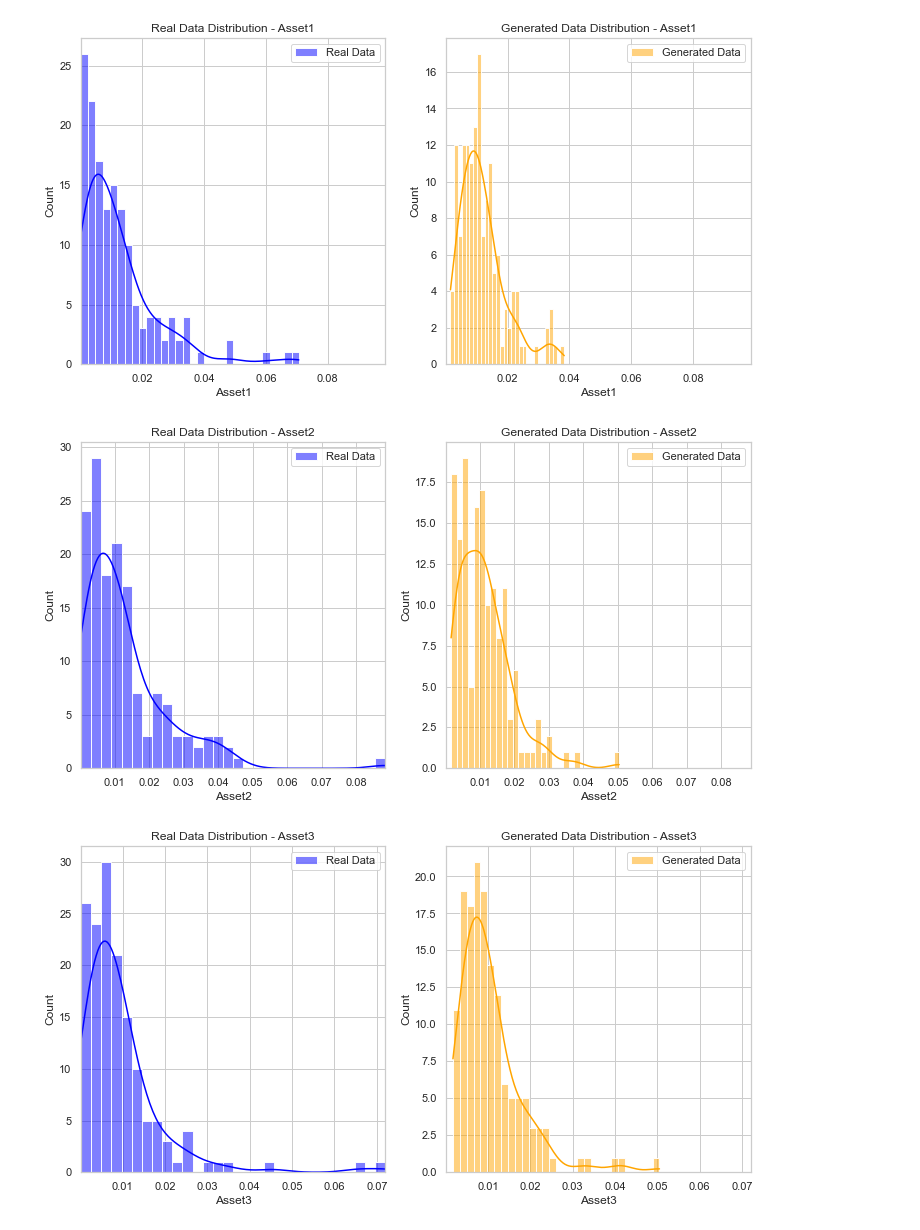
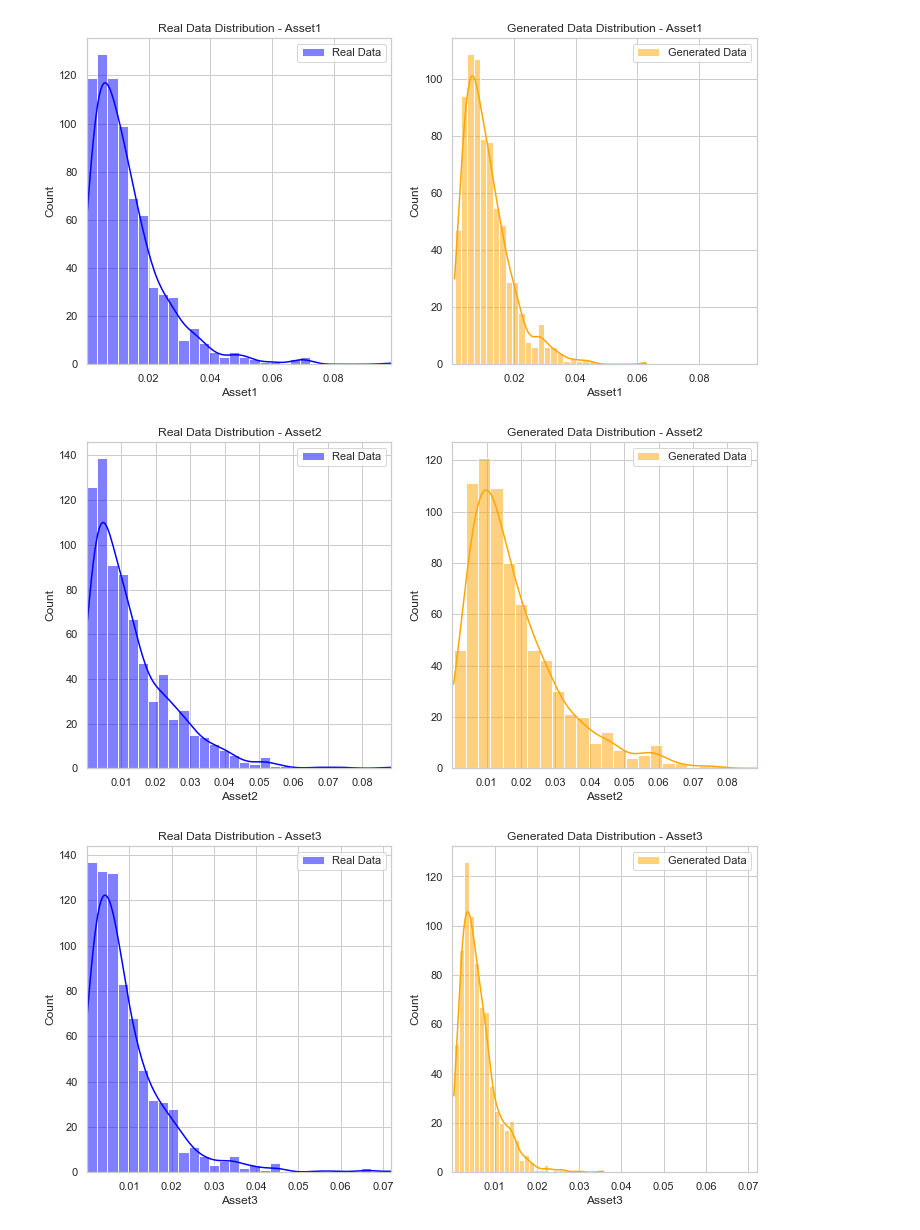
Before and after one commit to Tristan-Amadei/GenAI, a Jupyter notebook: GAN.ipynb, the cells around one changed output. Cells and saved outputs as stored; diff of their text form; code cells hidden in the pictures.

Commit message:
Sample over all dataset

```diff
--- a/GAN.ipynb
+++ b/GAN.ipynb
@@ -53,7 +53,7 @@ class Generator(nn.Module):
     def __init__(self, input_size, output_size):
         super(Generator, self).__init__()
         self.model = nn.Sequential(
-            nn.Linear(input_size, 40),
+            nn.Linear(input_size, 38),
             nn.ReLU(),
             # nn.Linear(64, 32),
             # nn.ReLU(),
@@ -62,7 +62,7 @@ class Generator(nn.Module):
             # nn.Linear(256, output_size),
             # nn.Linear(input_size, 10),
             # nn.ReLU(),
-            nn.Linear(40, output_size),
+            nn.Linear(38, output_size),
             nn.Sigmoid()
         )
 
@@ -203,7 +204,10 @@ GAN training completed!
 generator.eval()
 
 # Generate new samples
-num_samples = len(test_data) # Adjust as needed
+# num_samples = len(test_data) # Adjust as needed
+num_samples = len(df) # Adjust as needed
+
+
 # desired_mean = torch.mean(test_data[:, 0])
 # desired_var = torch.var(test_data[:, 0])
 #Change the noise
@@ -249,32 +253,33 @@ Generated Samples:
 # %%
 import matplotlib.pyplot as plt
 import seaborn as sns
 
 # Set style for better visuals
 sns.set(style="whitegrid")
 
-plot_test_data = pd.DataFrame(test_data.detach().numpy(), columns=["Asset1", "Asset2", "Asset3", "Asset4"])
+# plot_test_data = pd.DataFrame(test_data.detach().numpy(), columns=["Asset1", "Asset2", "Asset3", "Asset4"])
+plot_test_data = df
 
 # Plotting real vs generated distributions for each feature
 for i, feature in enumerate(["Asset1", "Asset2", "Asset3", "Asset4"]):
     plt.figure(figsize=(12, 6))
 
     # Plot real data distribution
     plt.subplot(1, 2, 1)
     sns.histplot(plot_test_data[feature], bins=30, kde=True, color='blue', label='Real Data')
     plt.title(f"Real Data Distribution - {feature}")
     plt.legend()
     plt.xlim(plot_test_data[feature].min(), df[feature].max())
 
     # Plot generated data distribution
     plt.subplot(1, 2, 2)
     sns.histplot(generated_df[feature], bins=30, kde=True, color='orange', label='Generated Data')
     plt.title(f"Generated Data Distribution - {feature}")
     plt.legend()
     plt.xlim(plot_test_data[feature].min(), df[feature].max())
 
     plt.show()
 # %% [output]
-[figure, old version]
+[figure, new version]
-[figure, old version]
+[figure, new version]
-[figure, old version]
+[figure, new version]
```
Also changed, not shown: parts of 10 cells of this notebook, 6 other files.
